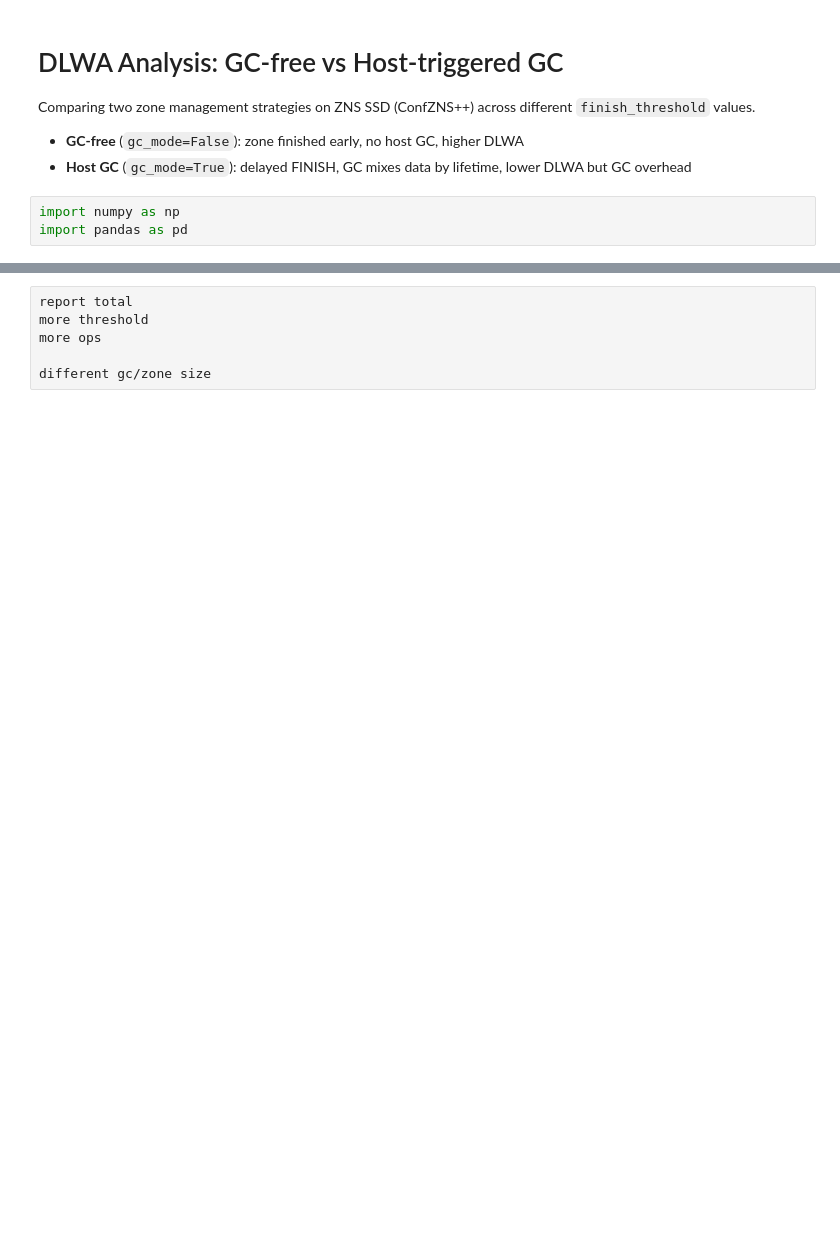
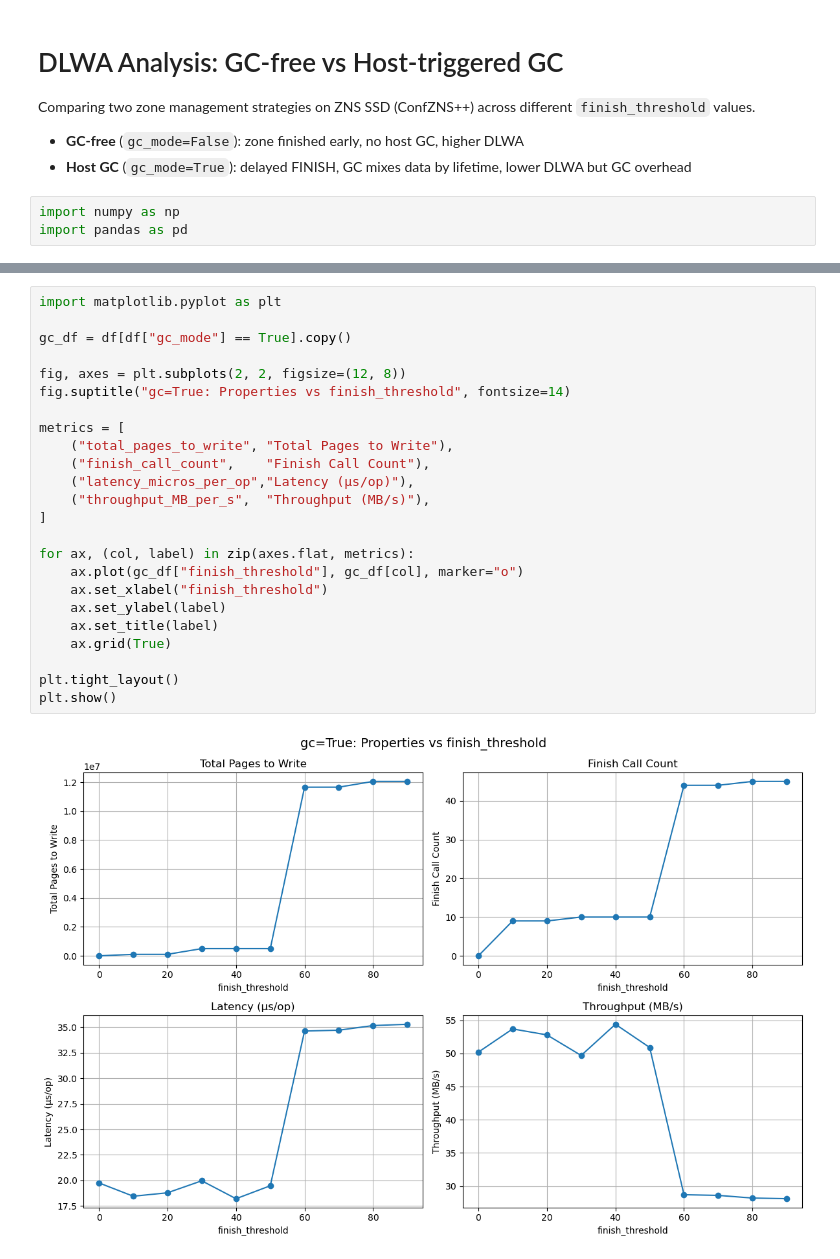
Before and after one commit to Nanat1/CS561_GC_Research, a Jupyter notebook: analysis/dlwa_analysis.ipynb, the cells around one changed output, grey strips where cells are left out. Saved outputs shown, nothing was run; the diff lists cells and outputs as text; blank space fills up the shorter version.

```diff
--- a/analysis/dlwa_analysis.ipynb
+++ b/analysis/dlwa_analysis.ipynb
@@ -28,6 +32,26 @@ df
-# %%
-report total
-more threshold
-more ops
-
-different gc/zone size
+# %%
+import matplotlib.pyplot as plt
+
+gc_df = df[df["gc_mode"] == True].copy()
+
+fig, axes = plt.subplots(2, 2, figsize=(12, 8))
+fig.suptitle("gc=True: Properties vs finish_threshold", fontsize=14)
+
+metrics = [
+    ("total_pages_to_write", "Total Pages to Write"),
+    ("finish_call_count",    "Finish Call Count"),
+    ("latency_micros_per_op","Latency (µs/op)"),
+    ("throughput_MB_per_s",  "Throughput (MB/s)"),
+]
+
+for ax, (col, label) in zip(axes.flat, metrics):
+    ax.plot(gc_df["finish_threshold"], gc_df[col], marker="o")
+    ax.set_xlabel("finish_threshold")
+    ax.set_ylabel(label)
+    ax.set_title(label)
+    ax.grid(True)
+
+plt.tight_layout()
+plt.show()
+# %% [output]
+[figure, added]
```
Also changed, not shown: parts of 1 cell of this notebook, 5 other files.
